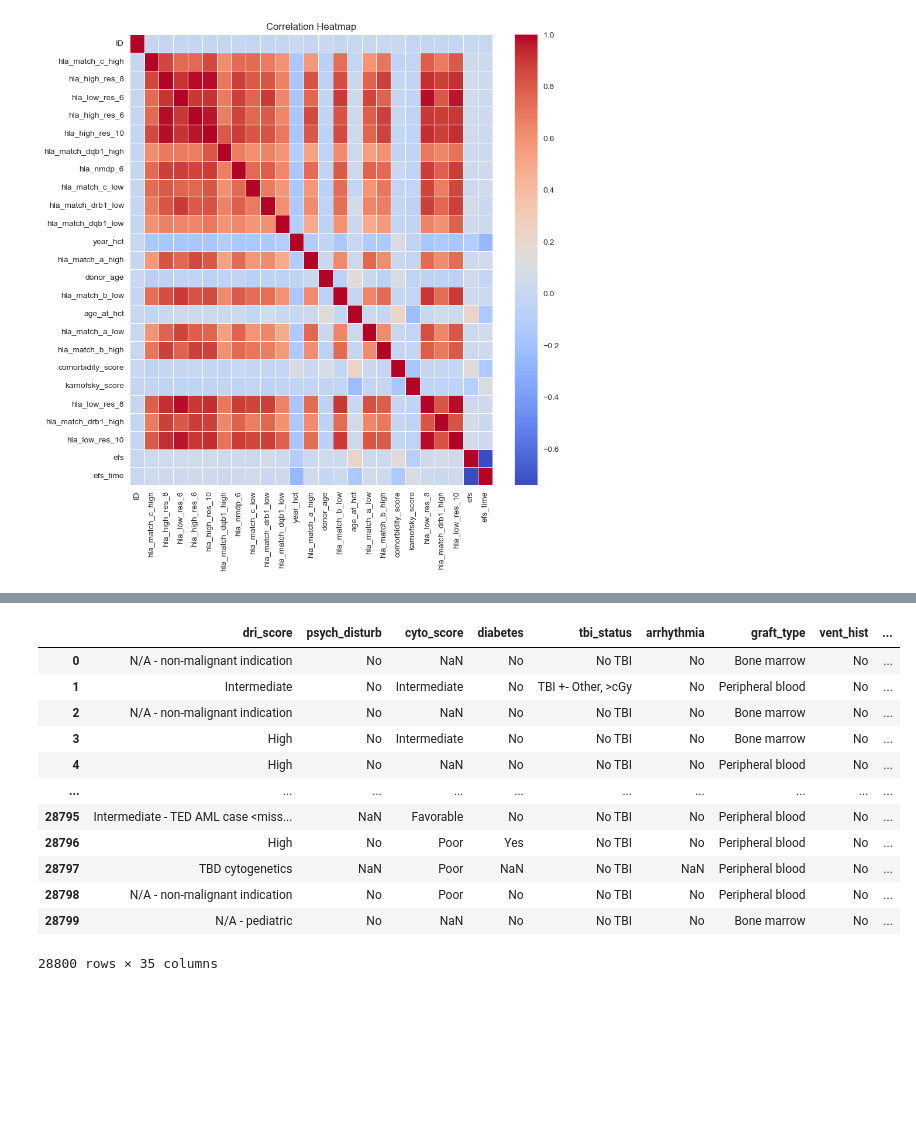
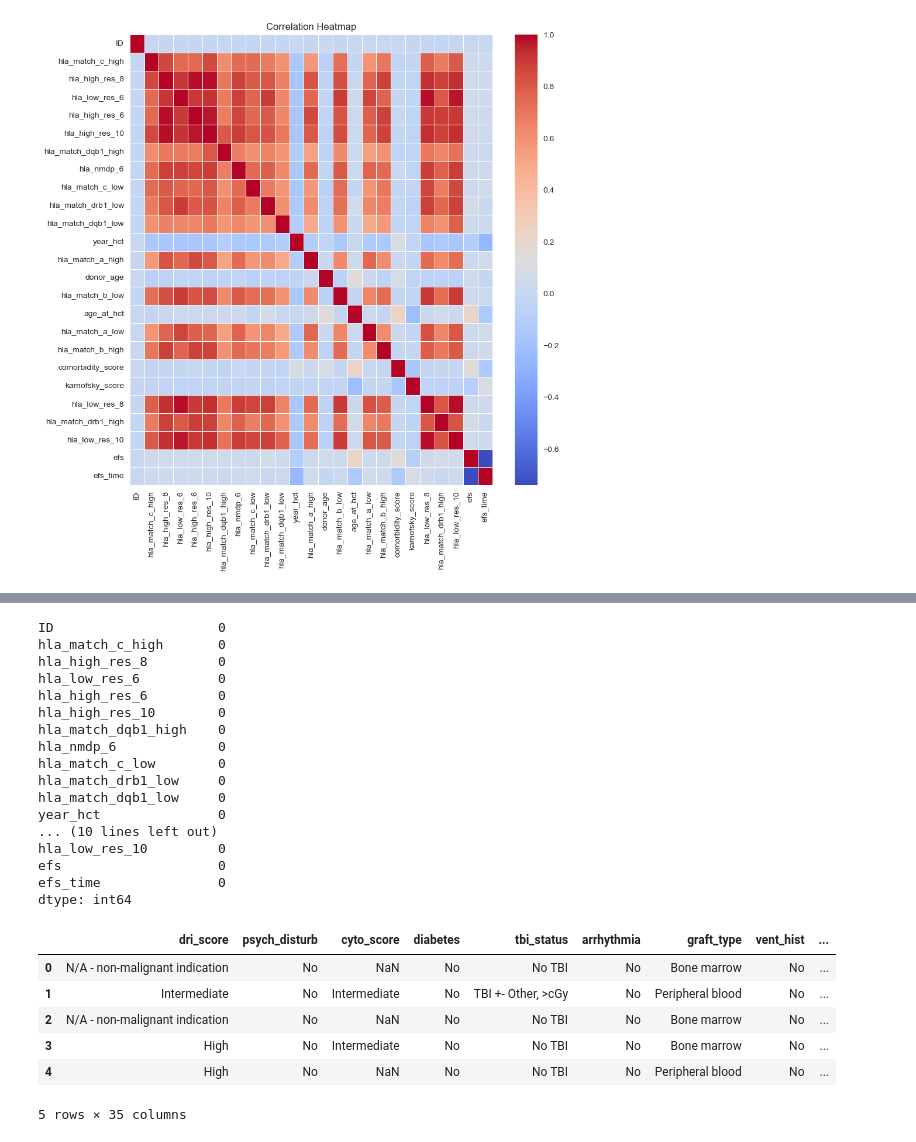
Before and after one commit to tgwtorres/CIBMTR, a Jupyter notebook: Scripts/DataPreprocessing.ipynb, the cells around one changed output, grey strips where cells are left out. Saved outputs shown, nothing was run; the diff lists cells and outputs as text; code cells hidden in the pictures; blank space fills up the shorter version.

```diff
--- a/Scripts/DataPreprocessing.ipynb
+++ b/Scripts/DataPreprocessing.ipynb
@@ -217,18 +237,32 @@ vz.cor_heatmap(trainData_num)
+# %%
+trainData_num_copy.isnull().sum()
+# %% [output]
+ID                     0
+hla_match_c_high       0
+hla_high_res_8         0
+hla_low_res_6          0
+hla_high_res_6         0
+hla_high_res_10        0
+hla_match_dqb1_high    0
+hla_nmdp_6             0
+hla_match_c_low        0
+hla_match_drb1_low     0
+hla_match_dqb1_low     0
+year_hct               0
+... (10 lines left out)
+hla_low_res_10         0
+efs                    0
+efs_time               0
+dtype: int64
 # %%
 cat_col = pp.get_cat_cols(trainData)
 trainData_cat = trainData[cat_col]
-trainData_cat
+trainData_cat.head()
 # %% [output]
 |  | dri_score | psych_disturb | cyto_score | diabetes | tbi_status | arrhythmia | graft_type | vent_hist | ... |
 | 0 | N/A - non-malignant indication | No | NaN | No | No TBI | No | Bone marrow | No | ... |
 | 1 | Intermediate | No | Intermediate | No | TBI +- Other, >cGy | No | Peripheral blood | No | ... |
 | 2 | N/A - non-malignant indication | No | NaN | No | No TBI | No | Bone marrow | No | ... |
 | 3 | High | No | Intermediate | No | No TBI | No | Bone marrow | No | ... |
 | 4 | High | No | NaN | No | No TBI | No | Peripheral blood | No | ... |
-| ... | ... | ... | ... | ... | ... | ... | ... | ... | ... |
-| 28795 | Intermediate - TED AML case <miss... | NaN | Favorable | No | No TBI | No | Peripheral blood | No | ... |
-| 28796 | High | No | Poor | Yes | No TBI | No | Peripheral blood | No | ... |
-| 28797 | TBD cytogenetics | NaN | Poor | NaN | No TBI | NaN | Peripheral blood | No | ... |
-| 28798 | N/A - non-malignant indication | No | Poor | No | No TBI | No | Peripheral blood | No | ... |
-| 28799 | N/A - pediatric | No | NaN | No | No TBI | No | Bone marrow | No | ... |
-28800 rows × 35 columns
+5 rows × 35 columns
```
Also changed, not shown: parts of 4 cells of this notebook, 1 other file.
